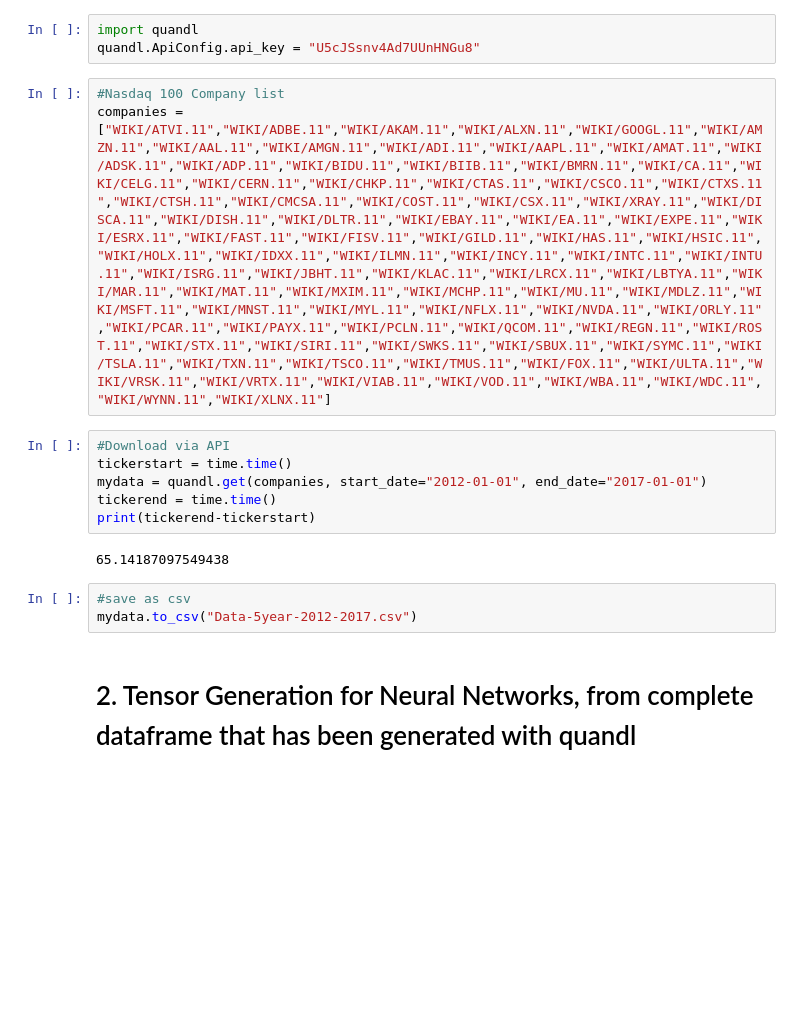
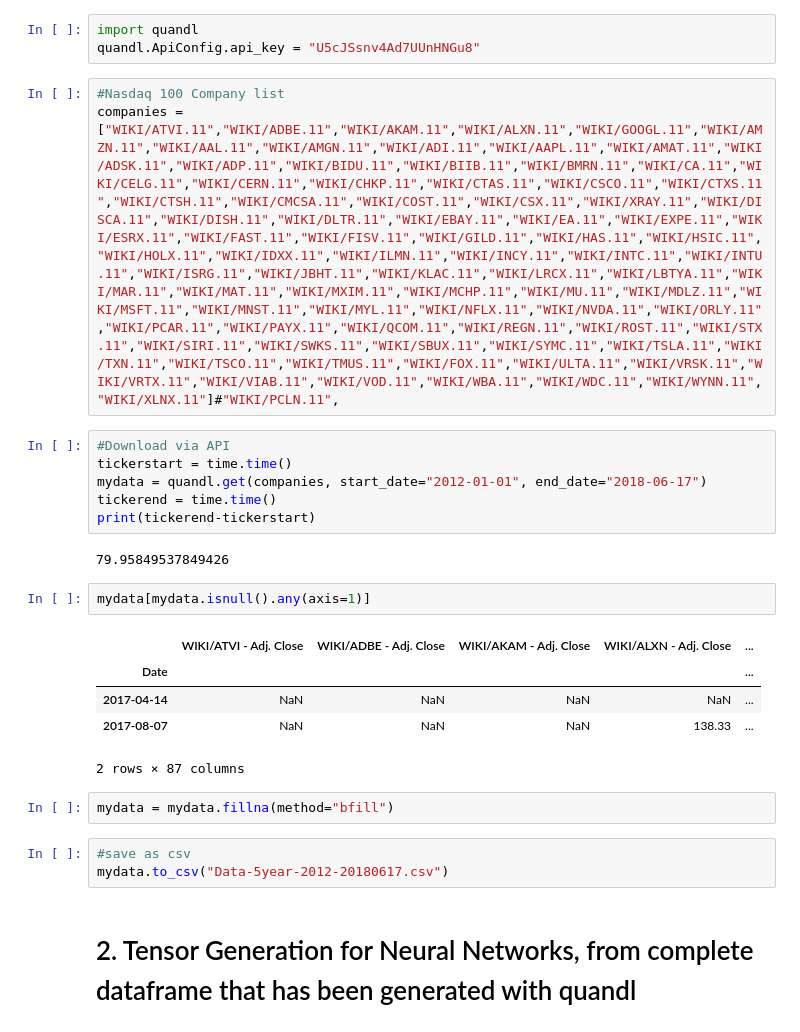
Before and after one commit to praunss/HomeProject, a Jupyter notebook: ForecastingTraining.ipynb, the cells around one changed output. Saved outputs shown, nothing was run; the diff lists cells and outputs as text; blank space fills up the shorter version.

```diff
--- a/ForecastingTraining.ipynb
+++ b/ForecastingTraining.ipynb
@@ -49,18 +51,28 @@ import quandl
 quandl.ApiConfig.api_key = "U5cJSsnv4Ad7UUnHNGu8"
 # %%
 #Nasdaq 100 Company list
-companies = ["WIKI/ATVI.11","WIKI/ADBE.11","WIKI/AKAM.11","WIKI/ALXN.11","WIKI/GOOGL.11","WIKI/AMZN.11","WIKI/AAL.11","WIKI/AMGN.11","WIKI/ADI.11","WIKI/AAPL.11","WIKI/AMAT.11","WIKI/ADSK.11","WIKI/ADP.11","WIKI/BIDU.11","WIKI/BIIB.11","WIKI/BMRN.11","WIKI/CA.11","WIKI/CELG.11","WIKI/CERN.11","WIKI/CHKP.11","WIKI/CTAS.11","WIKI/CSCO.11","WIKI/CTXS.11","WIKI/CTSH.11","WIKI/CMCSA.11","WIKI/COST.11","WIKI/CSX.11","WIKI/XRAY.11","WIKI/DISCA.11","WIKI/DISH.11","WIKI/DLTR.11","WIKI/EBAY.11","WIKI/EA.11","WIKI/EXPE.11","WIKI/ESRX.11","WIKI/FAST.11","WIKI/FISV.11","WIKI/GILD.11","WIKI/HAS.11","WIKI/HSIC.11","WIKI/HOLX.11","WIKI/IDXX.11","WIKI/ILMN.11","WIKI/INCY.11","WIKI/INTC.11","WIKI/INTU.11","WIKI/ISRG.11","WIKI/JBHT.11","WIKI/KLAC.11","WIKI/LRCX.11","WIKI/LBTYA.11","WIKI/MAR.11","WIKI/MAT.11","WIKI/MXIM.11","WIKI/MCHP.11","WIKI/MU.11","WIKI/MDLZ.11","WIKI/MSFT.11","WIKI/MNST.11","WIKI/MYL.11","WIKI/NFLX.11","WIKI/NVDA.11","WIKI/ORLY.11","WIKI/PCAR.11","WIKI/PAYX.11","WIKI/PCLN.11","WIKI/QCOM.11","WIKI/REGN.11","WIKI/ROST.11","WIKI/STX.11","WIKI/SIRI.11","WIKI/SWKS.11","WIKI/SBUX.11","WIKI/SYMC.11","WIKI/TSLA.11","WIKI/TXN.11","WIKI/TSCO.11","WIKI/TMUS.11","WIKI/FOX.11","WIKI/ULTA.11","WIKI/VRSK.11","WIKI/VRTX.11","WIKI/VIAB.11","WIKI/VOD.11","WIKI/WBA.11","WIKI/WDC.11","WIKI/WYNN.11","WIKI/XLNX.11"]
+companies = ["WIKI/ATVI.11","WIKI/ADBE.11","WIKI/AKAM.11","WIKI/ALXN.11","WIKI/GOOGL.11","WIKI/AMZN.11","WIKI/AAL.11","WIKI/AMGN.11","WIKI/ADI.11","WIKI/AAPL.11","WIKI/AMAT.11","WIKI/ADSK.11","WIKI/ADP.11","WIKI/BIDU.11","WIKI/BIIB.11","WIKI/BMRN.11","WIKI/CA.11","WIKI/CELG.11","WIKI/CERN.11","WIKI/CHKP.11","WIKI/CTAS.11","WIKI/CSCO.11","WIKI/CTXS.11","WIKI/CTSH.11","WIKI/CMCSA.11","WIKI/COST.11","WIKI/CSX.11","WIKI/XRAY.11","WIKI/DISCA.11","WIKI/DISH.11","WIKI/DLTR.11","WIKI/EBAY.11","WIKI/EA.11","WIKI/EXPE.11","WIKI/ESRX.11","WIKI/FAST.11","WIKI/FISV.11","WIKI/GILD.11","WIKI/HAS.11","WIKI/HSIC.11","WIKI/HOLX.11","WIKI/IDXX.11","WIKI/ILMN.11","WIKI/INCY.11","WIKI/INTC.11","WIKI/INTU.11","WIKI/ISRG.11","WIKI/JBHT.11","WIKI/KLAC.11","WIKI/LRCX.11","WIKI/LBTYA.11","WIKI/MAR.11","WIKI/MAT.11","WIKI/MXIM.11","WIKI/MCHP.11","WIKI/MU.11","WIKI/MDLZ.11","WIKI/MSFT.11","WIKI/MNST.11","WIKI/MYL.11","WIKI/NFLX.11","WIKI/NVDA.11","WIKI/ORLY.11","WIKI/PCAR.11","WIKI/PAYX.11","WIKI/QCOM.11","WIKI/REGN.11","WIKI/ROST.11","WIKI/STX.11","WIKI/SIRI.11","WIKI/SWKS.11","WIKI/SBUX.11","WIKI/SYMC.11","WIKI/TSLA.11","WIKI/TXN.11","WIKI/TSCO.11","WIKI/TMUS.11","WIKI/FOX.11","WIKI/ULTA.11","WIKI/VRSK.11","WIKI/VRTX.11","WIKI/VIAB.11","WIKI/VOD.11","WIKI/WBA.11","WIKI/WDC.11","WIKI/WYNN.11","WIKI/XLNX.11"]#"WIKI/PCLN.11",
 # %%
 #Download via API
 tickerstart = time.time()
-mydata = quandl.get(companies, start_date="2012-01-01", end_date="2017-01-01")
+mydata = quandl.get(companies, start_date="2012-01-01", end_date="2018-06-17")
 tickerend = time.time()
 print(tickerend-tickerstart)
 # %% [output]
-65.14187097549438
+79.95849537849426
+# %%
+mydata[mydata.isnull().any(axis=1)]
+# %% [output]
+|  | WIKI/ATVI - Adj. Close | WIKI/ADBE - Adj. Close | WIKI/AKAM - Adj. Close | WIKI/ALXN - Adj. Close | ... |
+| Date |  |  |  |  | ... |
+| 2017-04-14 | NaN | NaN | NaN | NaN | ... |
+| 2017-08-07 | NaN | NaN | NaN | 138.33 | ... |
+2 rows × 87 columns
+# %%
+mydata = mydata.fillna(method="bfill")
 # %%
 #save as csv
-mydata.to_csv("Data-5year-2012-2017.csv")
+mydata.to_csv("Data-5year-2012-20180617.csv")
 # %% [markdown]
 # 2. Tensor Generation for Neural Networks, from complete dataframe that has been generated with quandl
 # %% [markdown]
```
Also changed, not shown: parts of 19 cells of this notebook, 1 other file.
